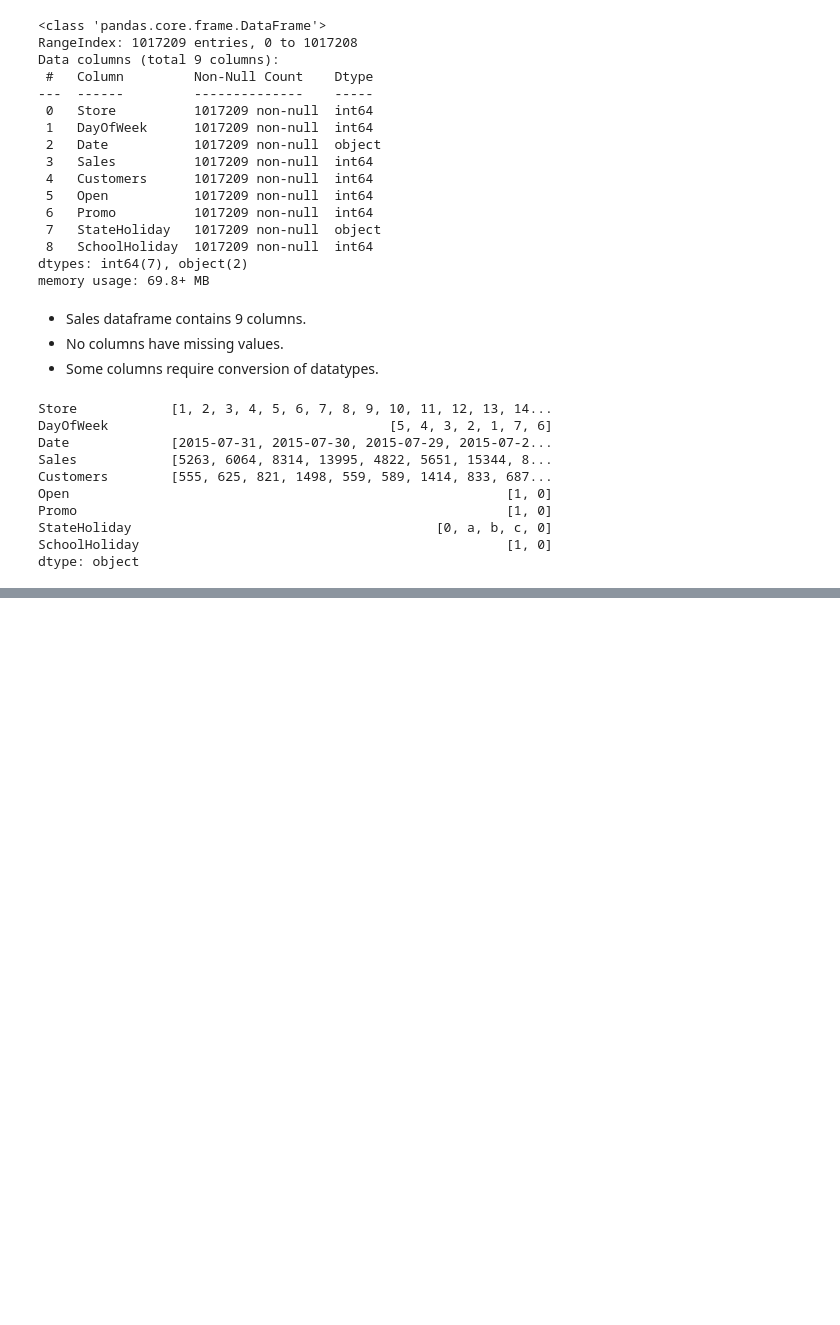
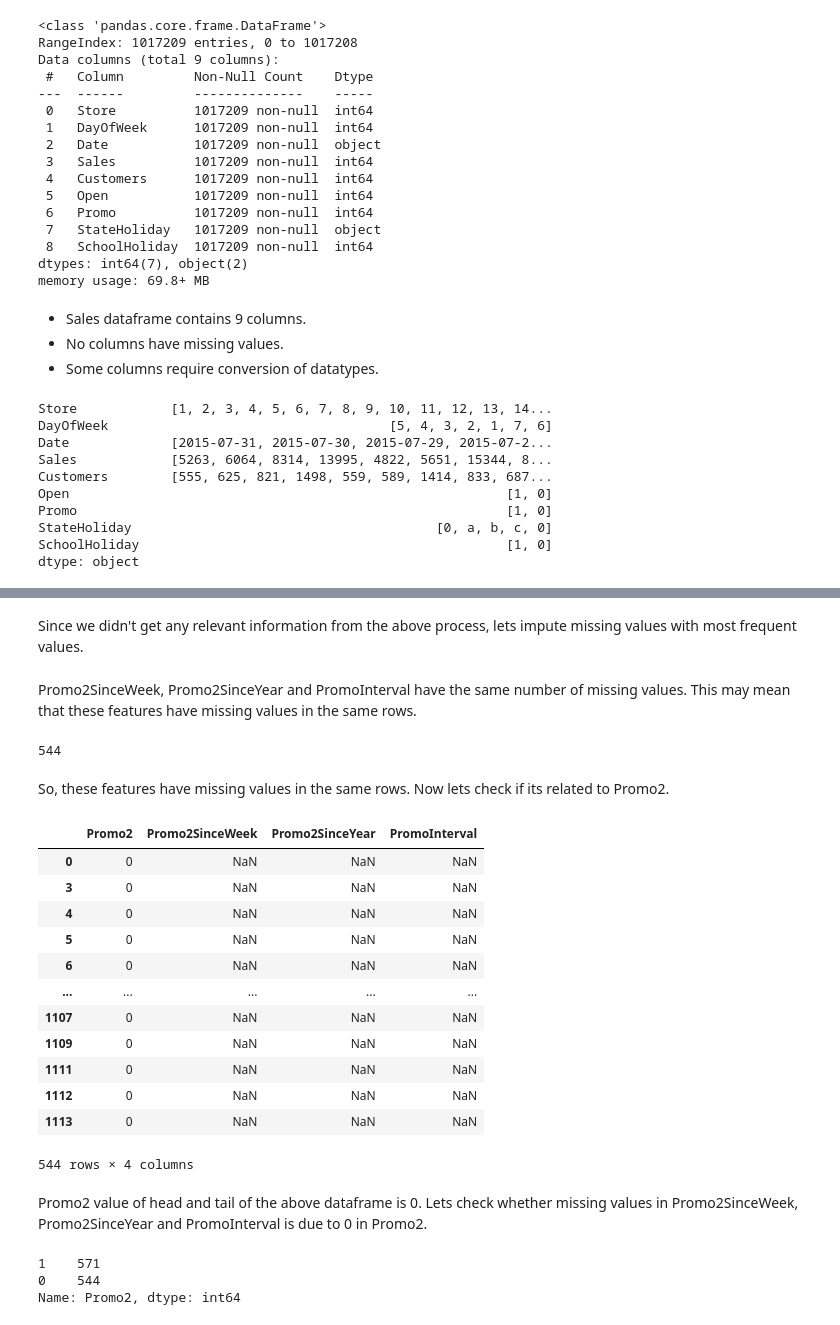
Before and after one commit to connect-midhunr/rossmann-sales-prediction, a Jupyter notebook: Rossmann_Sales_Prediction_Capstone_Project.ipynb, the cells around one changed output, grey strips where cells are left out. Cells and saved outputs as stored; diff of their text form; code cells hidden in the pictures; blank space fills up the shorter version.

```diff
--- a/Rossmann_Sales_Prediction_Capstone_Project.ipynb
+++ b/Rossmann_Sales_Prediction_Capstone_Project.ipynb
@@ -253,0 +364,2 @@ dtype: object
+# %% [markdown]
+Since we didn't get any relevant information from the above process, lets impute missing values with most frequent values.
@@ -253,0 +370,43 @@ dtype: object
+# %% [markdown]
+Promo2SinceWeek, Promo2SinceYear and PromoInterval have the same number of missing values. This may mean that these features have missing values in the same rows.
+# %%
+# check if Promo2SinceWeek, Promo2SinceYear and PromoInterval have missing values in the same rows
+
+count = 0
+for index, row in store_df.iterrows():
+  if np.isnan(row["Promo2SinceWeek"]) and np.isnan(row["Promo2SinceYear"]) and np.isnan(row["PromoInterval"]):
+    count += 1
+
+print(count)
+# %% [output]
+544
+# %% [markdown]
+So, these features have missing values in the same rows. Now lets check if its related to Promo2.
+# %%
+# show Promo2, Promo2SinceWeek, Promo2SinceYear and PromoInterval for rows
+# where Promo2SinceWeek, Promo2SinceYear and PromoInterval have missing values
+
+store_df[np.isnan(store_df["Promo2SinceWeek"])].loc[:, ["Promo2", "Promo2SinceWeek", "Promo2SinceYear", "PromoInterval"]]
+# %% [output]
+|  | Promo2 | Promo2SinceWeek | Promo2SinceYear | PromoInterval |
+| 0 | 0 | NaN | NaN | NaN |
+| 3 | 0 | NaN | NaN | NaN |
+| 4 | 0 | NaN | NaN | NaN |
+| 5 | 0 | NaN | NaN | NaN |
+| 6 | 0 | NaN | NaN | NaN |
+| ... | ... | ... | ... | ... |
+| 1107 | 0 | NaN | NaN | NaN |
+| 1109 | 0 | NaN | NaN | NaN |
+| 1111 | 0 | NaN | NaN | NaN |
+| 1112 | 0 | NaN | NaN | NaN |
+| 1113 | 0 | NaN | NaN | NaN |
+544 rows × 4 columns
+# %% [markdown]
+Promo2 value of head and tail of the above dataframe is 0. Lets check whether missing values in Promo2SinceWeek, Promo2SinceYear and PromoInterval is due to 0 in Promo2.
+# %%
+# show the count of each unique value in Promo2
+store_df["Promo2"].value_counts()
+# %% [output]
+1    571
+0    544
+Name: Promo2, dtype: int64
```
Also changed, not shown: parts of 32 cells of this notebook.
